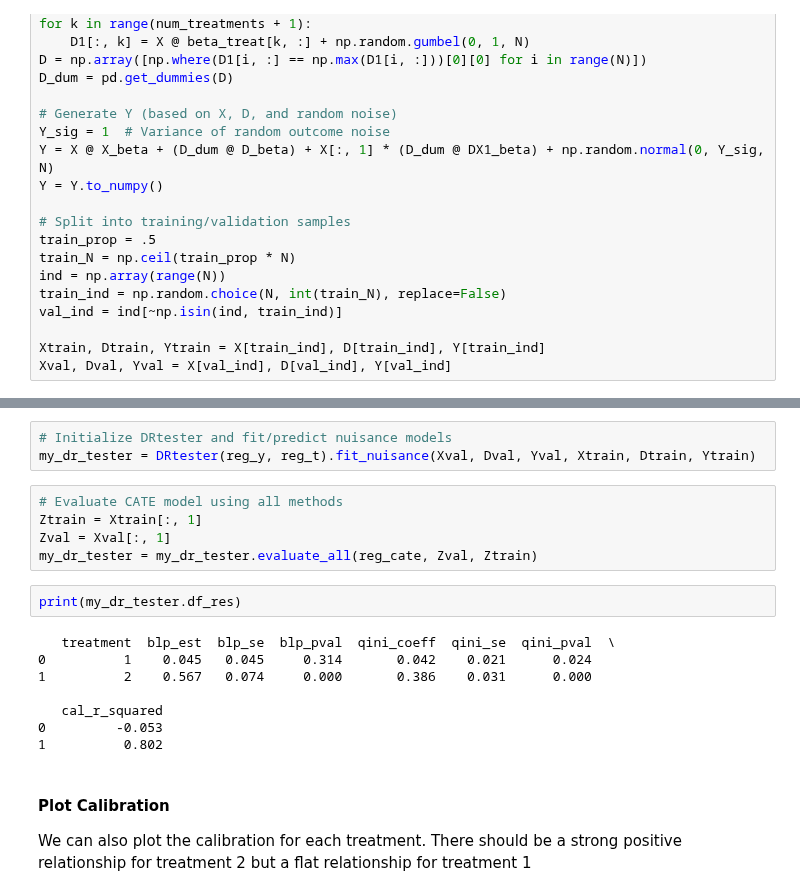
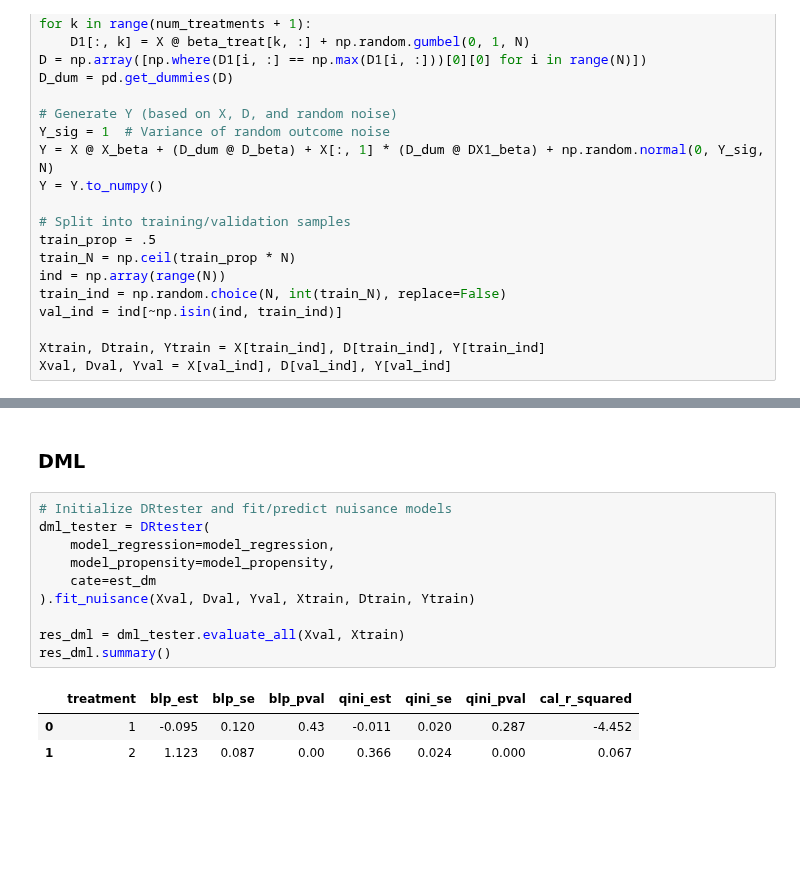
Before and after one commit to kbattocchi/EconML, a Jupyter notebook: notebooks/validation_notebook.ipynb, the cells around one changed output, grey strips where cells are left out. Drawn from its saved outputs; the diff is of its cells as text; blank space fills up the shorter version.

```diff
--- a/notebooks/validation_notebook.ipynb
+++ b/notebooks/validation_notebook.ipynb
@@ -62,23 +78,17 @@ reg_cate = GradientBoostingRegressor()
+# %% [markdown]
+### DML
 # %%
 # Initialize DRtester and fit/predict nuisance models
-my_dr_tester = DRtester(reg_y, reg_t).fit_nuisance(Xval, Dval, Yval, Xtrain, Dtrain, Ytrain)
+dml_tester = DRtester(
+    model_regression=model_regression,
+    model_propensity=model_propensity,
+    cate=est_dm
+).fit_nuisance(Xval, Dval, Yval, Xtrain, Dtrain, Ytrain)
+
+res_dml = dml_tester.evaluate_all(Xval, Xtrain)
+res_dml.summary()
+# %% [output]
+|  | treatment | blp_est | blp_se | blp_pval | qini_est | qini_se | qini_pval | cal_r_squared |
+| 0 | 1 | -0.095 | 0.120 | 0.43 | -0.011 | 0.020 | 0.287 | -4.452 |
+| 1 | 2 | 1.123 | 0.087 | 0.00 | 0.366 | 0.024 | 0.000 | 0.067 |
-# %%
-# Evaluate CATE model using all methods
-Ztrain = Xtrain[:, 1]
-Zval = Xval[:, 1]
-my_dr_tester = my_dr_tester.evaluate_all(reg_cate, Zval, Ztrain)
-# %%
-print(my_dr_tester.df_res)
-# %% [output]
-   treatment  blp_est  blp_se  blp_pval  qini_coeff  qini_se  qini_pval  \
-0          1    0.045   0.045     0.314       0.042    0.021      0.024
-1          2    0.567   0.074     0.000       0.386    0.031      0.000
-
-   cal_r_squared
-0         -0.053
-1          0.802
-# %% [markdown]
-#### Plot Calibration
-
-We can also plot the calibration for each treatment. There should be a strong positive relationship for treatment 2 but a flat relationship for treatment 1
 # %%
```
Also changed, not shown: parts of 16 cells of this notebook, 3 other files.
